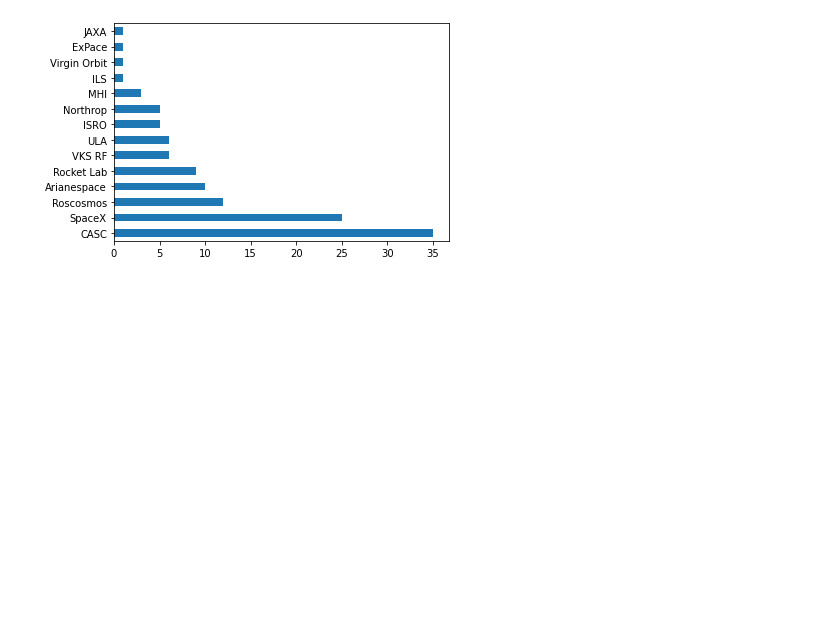
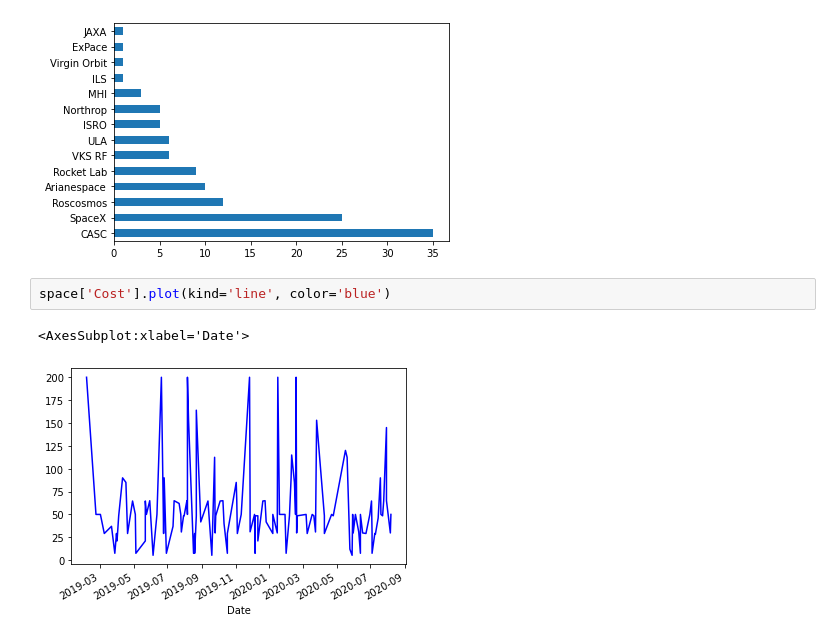
Before and after one commit to chlazaris/pandas_training, a Jupyter notebook: Pandas_Training.ipynb, the cells around one changed output. Cells and saved outputs as stored; diff of their text form; blank space fills up the shorter version.

Commit message:
Added dataframe sorting based on a column; added line graphs

```diff
--- a/Pandas_Training.ipynb
+++ b/Pandas_Training.ipynb
@@ -1582,3 +1588,8 @@ space['Company Name'].value_counts().plot(kind='barh')
 # %% [output]
 <AxesSubplot:>
 [figure]
+# %%
+space['Cost'].plot(kind='line', color='blue')
+# %% [output]
+<AxesSubplot:xlabel='Date'>
+[figure, added]
```
Also changed, not shown: parts of 26 cells of this notebook.
